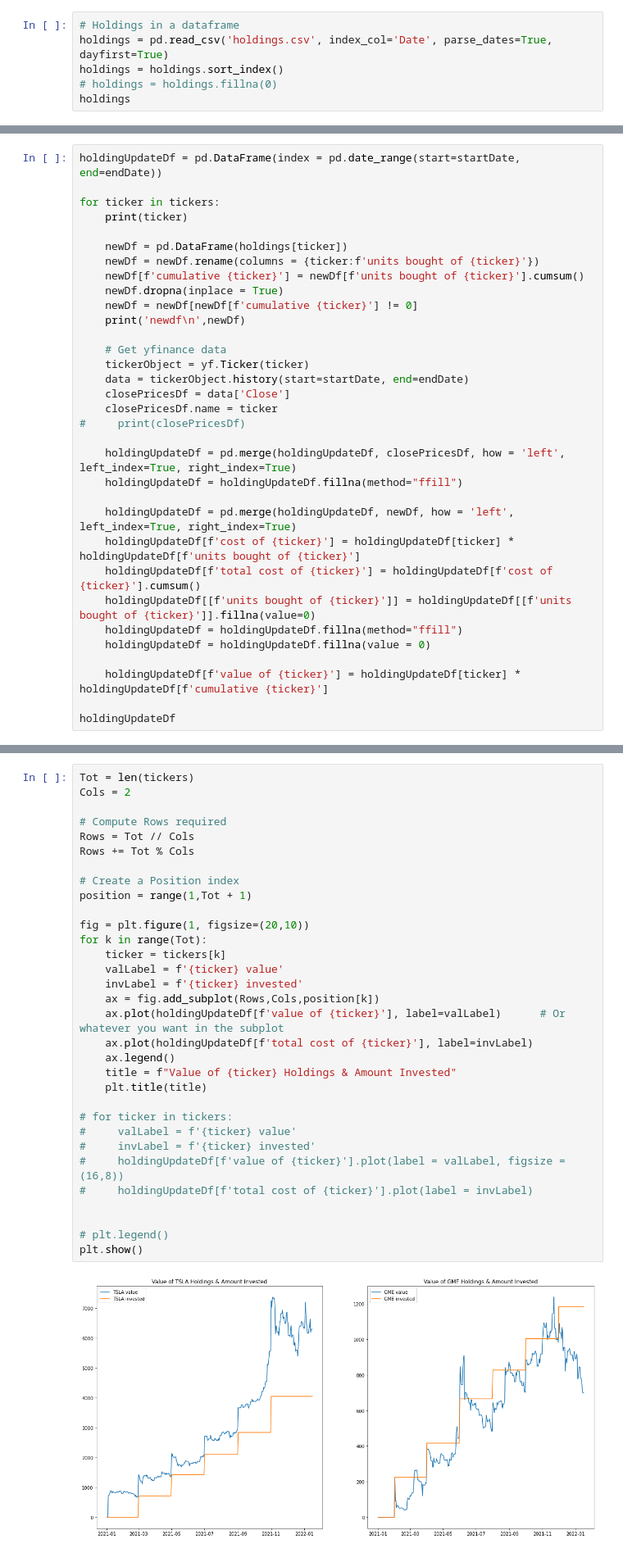
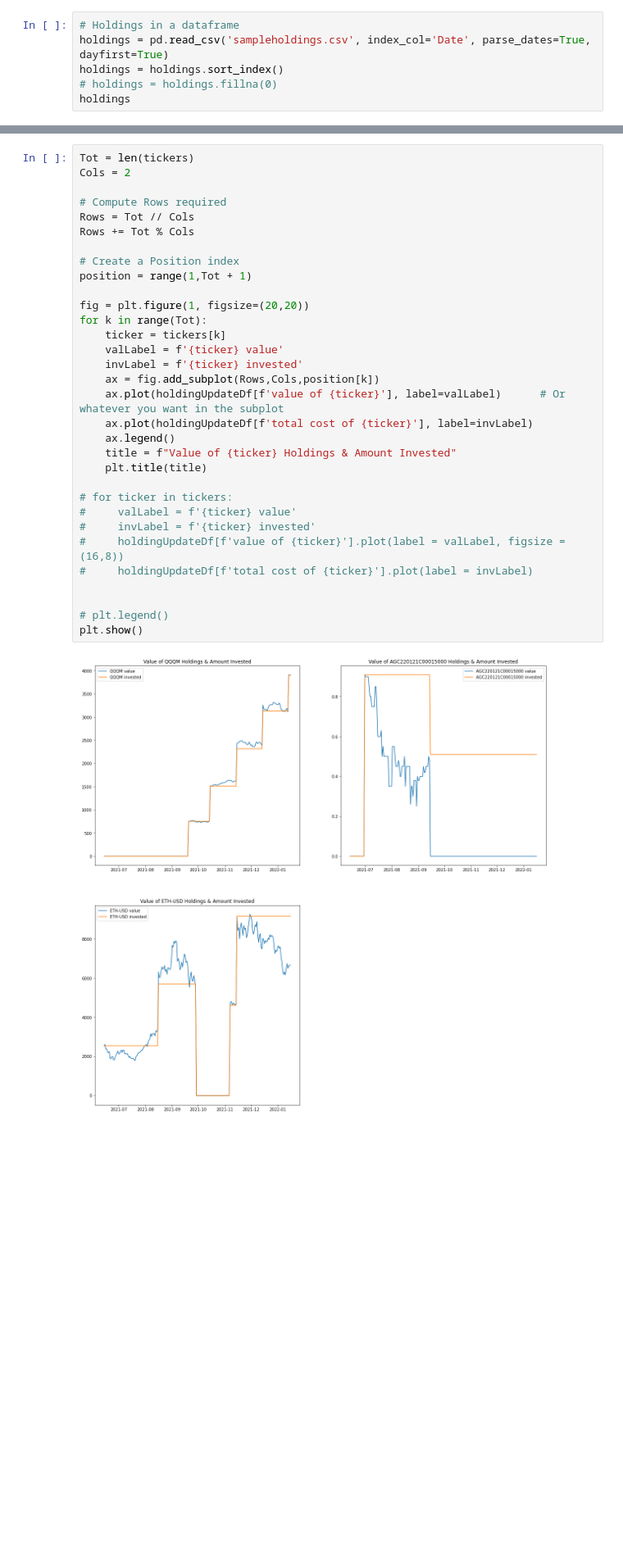
Before and after one commit to rayarka/simple-portfolio-tracker, a Jupyter notebook: portfoliotracker_workbook.ipynb, the cells around one changed output, grey strips where cells are left out. Shown: that part at 82% size. Saved outputs shown, nothing was run; the diff lists cells and outputs as text; blank space fills up the shorter version.

````diff
--- a/portfoliotracker_workbook.ipynb
+++ b/portfoliotracker_workbook.ipynb
@@ -125,7 +125,7 @@ def HandleAllocationDates():
 ```
 # %%
 # Holdings in a dataframe
-holdings = pd.read_csv('holdings.csv', index_col='Date', parse_dates=True, dayfirst=True)
+holdings = pd.read_csv('sampleholdings.csv', index_col='Date', parse_dates=True, dayfirst=True)
 holdings = holdings.sort_index()
 # holdings = holdings.fillna(0)
 holdings
@@ -194,33 +223,0 @@ holdingUpdateDf
-# %%
-holdingUpdateDf = pd.DataFrame(index = pd.date_range(start=startDate, end=endDate))
-
-for ticker in tickers:
-    print(ticker)
-
-    newDf = pd.DataFrame(holdings[ticker])
-    newDf = newDf.rename(columns = {ticker:f'units bought of {ticker}'})
-    newDf[f'cumulative {ticker}'] = newDf[f'units bought of {ticker}'].cumsum()
-    newDf.dropna(inplace = True)
-    newDf = newDf[newDf[f'cumulative {ticker}'] != 0]
-    print('newdf\n',newDf)
-
-    # Get yfinance data
-    tickerObject = yf.Ticker(ticker)
-    data = tickerObject.history(start=startDate, end=endDate)
-    closePricesDf = data['Close']
-    closePricesDf.name = ticker
-#     print(closePricesDf)
-
-    holdingUpdateDf = pd.merge(holdingUpdateDf, closePricesDf, how = 'left', left_index=True, right_index=True)
-    holdingUpdateDf = holdingUpdateDf.fillna(method="ffill")
-
-    holdingUpdateDf = pd.merge(holdingUpdateDf, newDf, how = 'left', left_index=True, right_index=True)
-    holdingUpdateDf[f'cost of {ticker}'] = holdingUpdateDf[ticker] * holdingUpdateDf[f'units bought of {ticker}']
-    holdingUpdateDf[f'total cost of {ticker}'] = holdingUpdateDf[f'cost of {ticker}'].cumsum()
-    holdingUpdateDf[[f'units bought of {ticker}']] = holdingUpdateDf[[f'units bought of {ticker}']].fillna(value=0)
-    holdingUpdateDf = holdingUpdateDf.fillna(method="ffill")
-    holdingUpdateDf = holdingUpdateDf.fillna(value = 0)
-
-    holdingUpdateDf[f'value of {ticker}'] = holdingUpdateDf[ticker] * holdingUpdateDf[f'cumulative {ticker}']
-
-holdingUpdateDf
@@ -263,35 +226,35 @@ Tot = len(tickers)
 Cols = 2
 
 # Compute Rows required
 Rows = Tot // Cols
 Rows += Tot % Cols
 
 # Create a Position index
 position = range(1,Tot + 1)
 
-fig = plt.figure(1, figsize=(20,10))
+fig = plt.figure(1, figsize=(20,20))
 for k in range(Tot):
     ticker = tickers[k]
     valLabel = f'{ticker} value'
     invLabel = f'{ticker} invested'
     ax = fig.add_subplot(Rows,Cols,position[k])
     ax.plot(holdingUpdateDf[f'value of {ticker}'], label=valLabel)      # Or whatever you want in the subplot
     ax.plot(holdingUpdateDf[f'total cost of {ticker}'], label=invLabel)
     ax.legend()
     title = f"Value of {ticker} Holdings & Amount Invested"
     plt.title(title)
 
 # for ticker in tickers:
 #     valLabel = f'{ticker} value'
 #     invLabel = f'{ticker} invested'
 #     holdingUpdateDf[f'value of {ticker}'].plot(label = valLabel, figsize = (16,8))
 #     holdingUpdateDf[f'total cost of {ticker}'].plot(label = invLabel)
 
 
 # plt.legend()
 plt.show()
 # %% [output]
-[figure, old version]
+[figure, new version]
 # %%
 holdingUpdateDf['total invested'] = 0
 holdingUpdateDf['total value'] = 0
````
Also changed, not shown: parts of 6 cells of this notebook, 3 other files.
